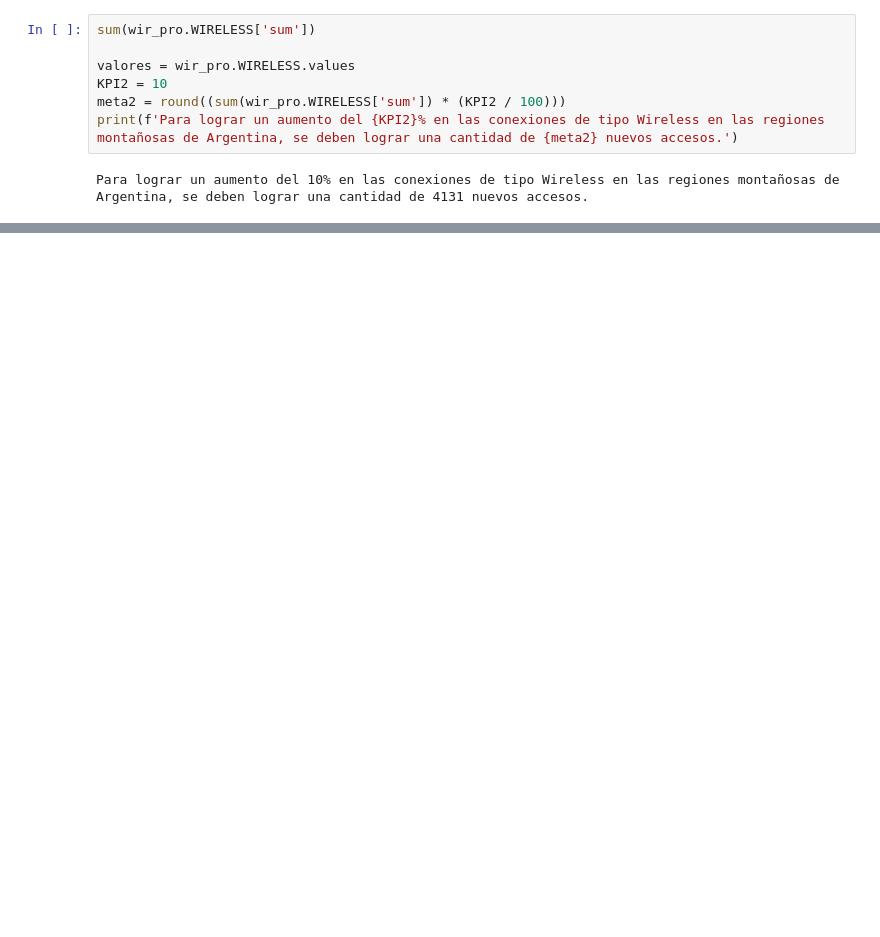
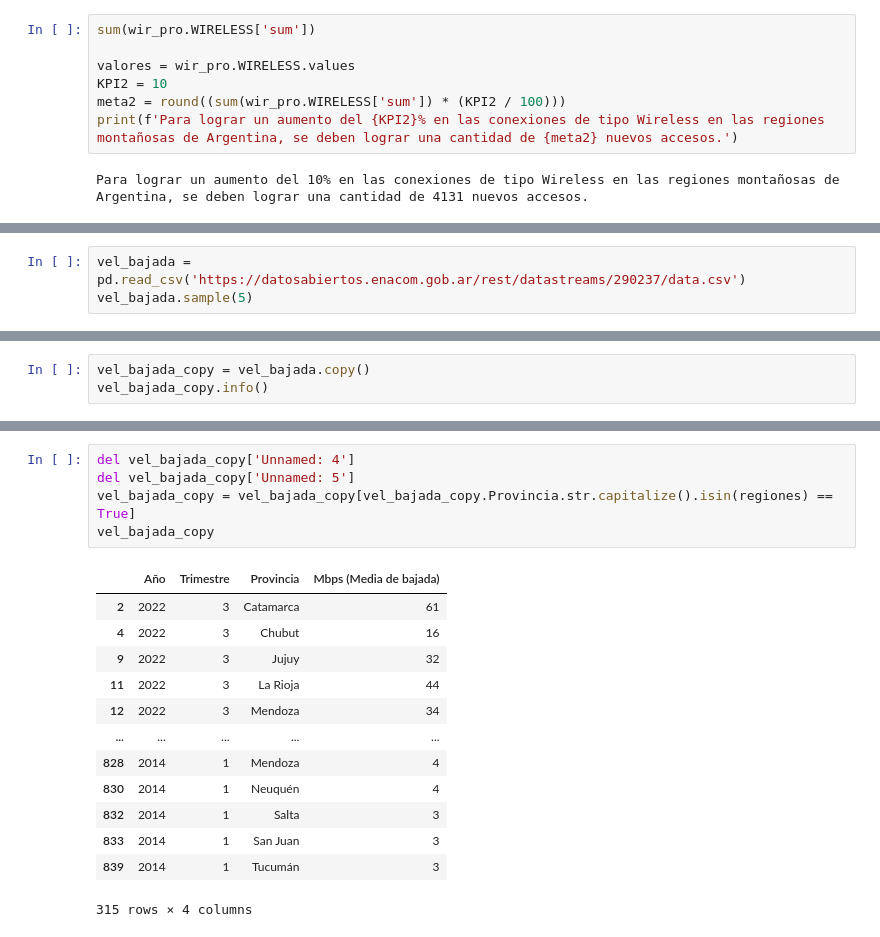
Before and after one commit to Mezgo/EDA-dashboard-telcom, a Jupyter notebook: EDA.ipynb, the cells around one changed output, grey strips where cells are left out. Saved outputs shown, nothing was run; the diff lists cells and outputs as text; blank space fills up the shorter version.

```diff
--- a/EDA.ipynb
+++ b/EDA.ipynb
@@ -233,0 +235,3 @@ Para lograr un aumento del 10% en las conexiones de tipo Wireless en las regione
+# %%
+vel_bajada = pd.read_csv('https://datosabiertos.enacom.gob.ar/rest/datastreams/290237/data.csv')
+vel_bajada.sample(5)
@@ -233,0 +245,3 @@ Para lograr un aumento del 10% en las conexiones de tipo Wireless en las regione
+# %%
+vel_bajada_copy = vel_bajada.copy()
+vel_bajada_copy.info()
@@ -233,0 +262,19 @@ Para lograr un aumento del 10% en las conexiones de tipo Wireless en las regione
+# %%
+del vel_bajada_copy['Unnamed: 4']
+del vel_bajada_copy['Unnamed: 5']
+vel_bajada_copy = vel_bajada_copy[vel_bajada_copy.Provincia.str.capitalize().isin(regiones) == True]
+vel_bajada_copy
+# %% [output]
+|  | Año | Trimestre | Provincia | Mbps (Media de bajada) |
+| 2 | 2022 | 3 | Catamarca | 61 |
+| 4 | 2022 | 3 | Chubut | 16 |
+| 9 | 2022 | 3 | Jujuy | 32 |
+| 11 | 2022 | 3 | La Rioja | 44 |
+| 12 | 2022 | 3 | Mendoza | 34 |
+| ... | ... | ... | ... | ... |
+| 828 | 2014 | 1 | Mendoza | 4 |
+| 830 | 2014 | 1 | Neuquén | 4 |
+| 832 | 2014 | 1 | Salta | 3 |
+| 833 | 2014 | 1 | San Juan | 3 |
+| 839 | 2014 | 1 | Tucumán | 3 |
+315 rows × 4 columns
```
Also changed, not shown: parts of 12 cells of this notebook.
